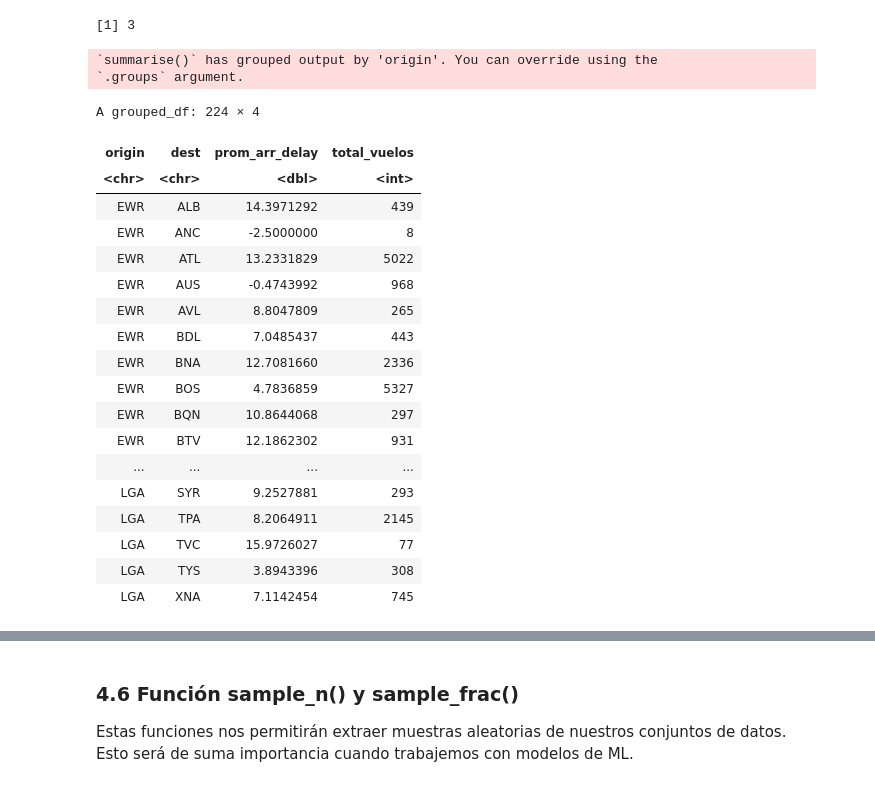
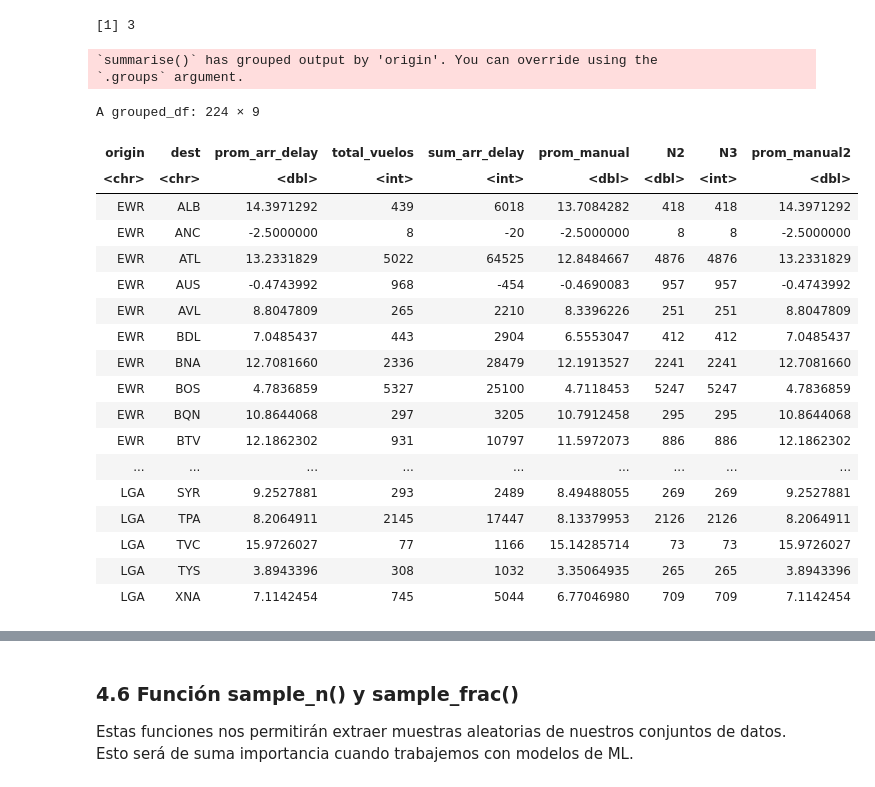
Before and after one commit to majorquev/DBDC_202507_Programacion_en_R_para_ciencia_de_datos, a Jupyter notebook: Clases/Clase3/Clase3_01_manipulacion_de_tablas_I.ipynb, the cells around one changed output, grey strips where cells are left out. Saved outputs shown, nothing was run; the diff lists cells and outputs as text; code cells hidden in the pictures.

```diff
--- a/Clases/Clase3/Clase3_01_manipulacion_de_tablas_I.ipynb
+++ b/Clases/Clase3/Clase3_01_manipulacion_de_tablas_I.ipynb
@@ -1301,28 +1313,34 @@ mean(c(1,3,NA,5), na.rm = T )
 # %%
 # promedio de retraso de llegada por origen-destino y los totales de vuelo.
 vuelos %>%
   group_by(origin, dest) %>%
   summarise(prom_arr_delay = mean(arr_delay, na.rm = T),
-            total_vuelos = n())
+            total_vuelos = n(),
+            sum_arr_delay = sum(arr_delay, na.rm = T),
+            prom_manual = sum_arr_delay/total_vuelos,
+            N2 = sum(ifelse(!is.na(arr_delay),1,0)),
+            N3 = sum(!is.na(arr_delay)),
+            prom_manual2 = sum_arr_delay/N2
+            )
 # %% [output]
 `summarise()` has grouped output by 'origin'. You can override using the
 `.groups` argument.
-A grouped_df: 224 × 4
+A grouped_df: 224 × 9
-| origin | dest | prom_arr_delay | total_vuelos |
-| <chr> | <chr> | <dbl> | <int> |
-| EWR | ALB | 14.3971292 | 439 |
-| EWR | ANC | -2.5000000 | 8 |
-| EWR | ATL | 13.2331829 | 5022 |
-| EWR | AUS | -0.4743992 | 968 |
-| EWR | AVL | 8.8047809 | 265 |
-| EWR | BDL | 7.0485437 | 443 |
-| EWR | BNA | 12.7081660 | 2336 |
-| EWR | BOS | 4.7836859 | 5327 |
-| EWR | BQN | 10.8644068 | 297 |
-| EWR | BTV | 12.1862302 | 931 |
-| ... | ... | ... | ... |
-| LGA | SYR | 9.2527881 | 293 |
-| LGA | TPA | 8.2064911 | 2145 |
-| LGA | TVC | 15.9726027 | 77 |
-| LGA | TYS | 3.8943396 | 308 |
-| LGA | XNA | 7.1142454 | 745 |
+| origin | dest | prom_arr_delay | total_vuelos | sum_arr_delay | prom_manual | N2 | N3 | prom_manual2 |
+| <chr> | <chr> | <dbl> | <int> | <int> | <dbl> | <dbl> | <int> | <dbl> |
+| EWR | ALB | 14.3971292 | 439 | 6018 | 13.7084282 | 418 | 418 | 14.3971292 |
+| EWR | ANC | -2.5000000 | 8 | -20 | -2.5000000 | 8 | 8 | -2.5000000 |
+| EWR | ATL | 13.2331829 | 5022 | 64525 | 12.8484667 | 4876 | 4876 | 13.2331829 |
+| EWR | AUS | -0.4743992 | 968 | -454 | -0.4690083 | 957 | 957 | -0.4743992 |
+| EWR | AVL | 8.8047809 | 265 | 2210 | 8.3396226 | 251 | 251 | 8.8047809 |
+| EWR | BDL | 7.0485437 | 443 | 2904 | 6.5553047 | 412 | 412 | 7.0485437 |
+| EWR | BNA | 12.7081660 | 2336 | 28479 | 12.1913527 | 2241 | 2241 | 12.7081660 |
+| EWR | BOS | 4.7836859 | 5327 | 25100 | 4.7118453 | 5247 | 5247 | 4.7836859 |
+| EWR | BQN | 10.8644068 | 297 | 3205 | 10.7912458 | 295 | 295 | 10.8644068 |
+| EWR | BTV | 12.1862302 | 931 | 10797 | 11.5972073 | 886 | 886 | 12.1862302 |
+| ... | ... | ... | ... | ... | ... | ... | ... | ... |
+| LGA | SYR | 9.2527881 | 293 | 2489 | 8.49488055 | 269 | 269 | 9.2527881 |
+| LGA | TPA | 8.2064911 | 2145 | 17447 | 8.13379953 | 2126 | 2126 | 8.2064911 |
+| LGA | TVC | 15.9726027 | 77 | 1166 | 15.14285714 | 73 | 73 | 15.9726027 |
+| LGA | TYS | 3.8943396 | 308 | 1032 | 3.35064935 | 265 | 265 | 3.8943396 |
+| LGA | XNA | 7.1142454 | 745 | 5044 | 6.77046980 | 709 | 709 | 7.1142454 |
```
Also changed, not shown: parts of 19 cells of this notebook.
